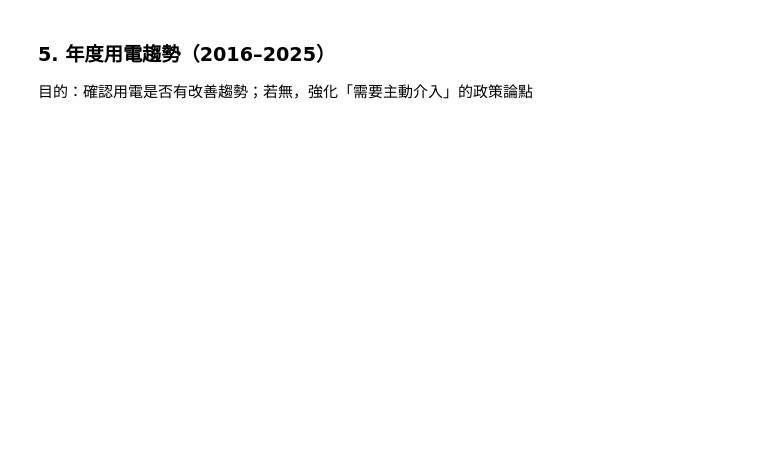
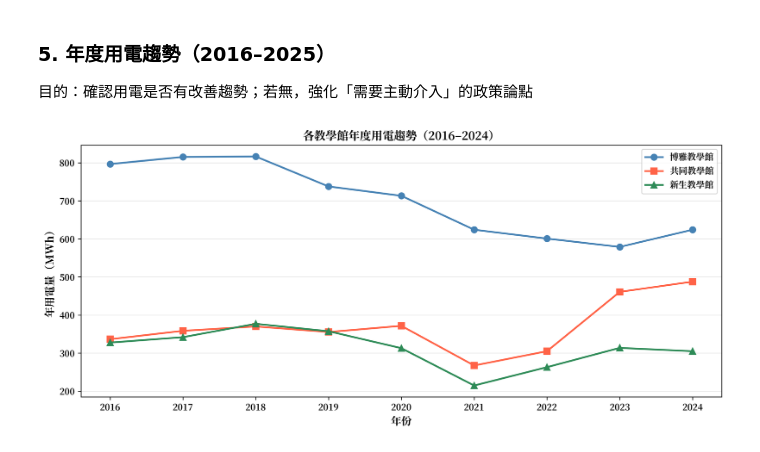
Before and after one commit to brian0908/ntu-lecture-hall-energy, a Jupyter notebook: 02_eda.ipynb, the cells around one changed output. Saved outputs shown, nothing was run; the diff lists cells and outputs as text; code cells hidden in the pictures; blank space fills up the shorter version.

```diff
--- a/02_eda.ipynb
+++ b/02_eda.ipynb
@@ -405,28 +468,30 @@ print("\n▶ 若假日（紅線）用電與平日（藍線）在日間差距不
 # %%
 buildings_trend = {
     '博雅': pd.concat([df_boya1[['kw']], df_boya2[['kw']], df_boya3[['kw']], df_boya4[['kw']]]).groupby(level=0)['kw'].sum(),
     '共同': df_gongtong['kw'],
     '新生': df_xinsheng['kw'],
 }
 
-fig, ax = plt.subplots(figsize=(11, 5))
+fig, ax = plt.subplots(figsize=(11, 5), dpi = 300)
 markers = {'博雅': 'o', '共同': 's', '新生': '^'}
 colors_t = {'博雅': 'steelblue', '共同': 'tomato', '新生': 'seagreen'}
 
 for name, series in buildings_trend.items():
     annual = series.resample('YE').sum() / 1000  # 轉成 MWh
     # 只取完整年份（2016–2024）
     annual = annual[(annual.index.year >= 2016) & (annual.index.year <= 2024)]
     ax.plot(annual.index.year, annual.values,
             marker=markers[name], label=f'{name}教學館',
             color=colors_t[name], linewidth=2, markersize=7)
 
 ax.set_xlabel('年份', fontsize=12)
 ax.set_ylabel('年用電量（MWh）', fontsize=12)
 ax.set_title('各教學館年度用電趨勢（2016–2024）', fontsize=13)
 ax.set_xticks(range(2016, 2025))
 ax.legend()
 ax.grid(axis='y', alpha=0.3)
 plt.tight_layout()
-plt.savefig('cleaned_data/annual_trend.png', dpi=150)
+plt.savefig('cleaned_data/annual_trend.png', dpi=300)
 plt.show()
+# %% [output]
+[figure, added]
```
Also changed, not shown: parts of 6 cells of this notebook, 5 other files.
